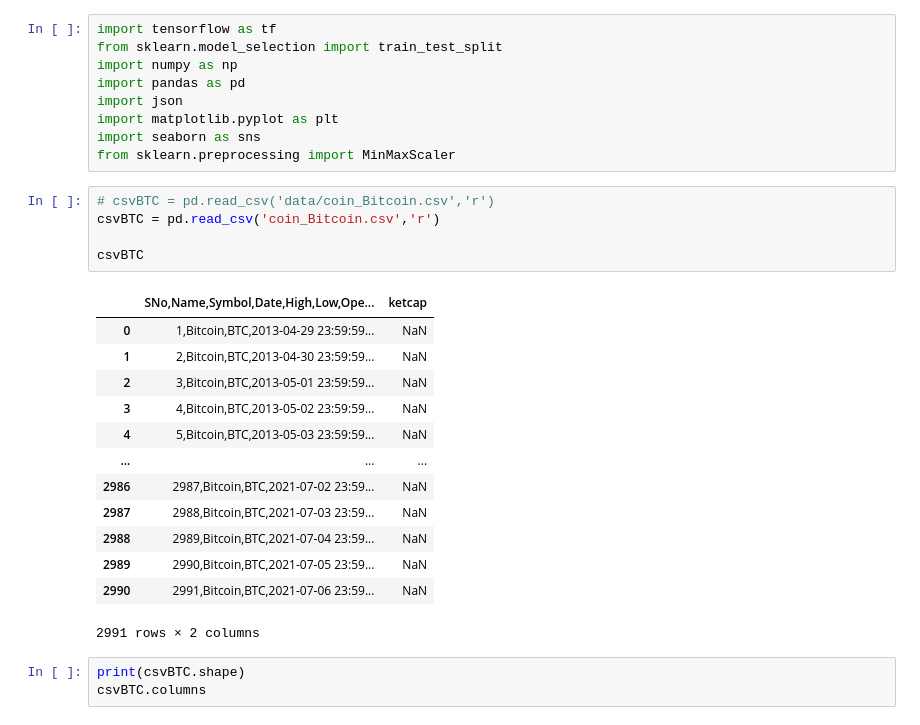
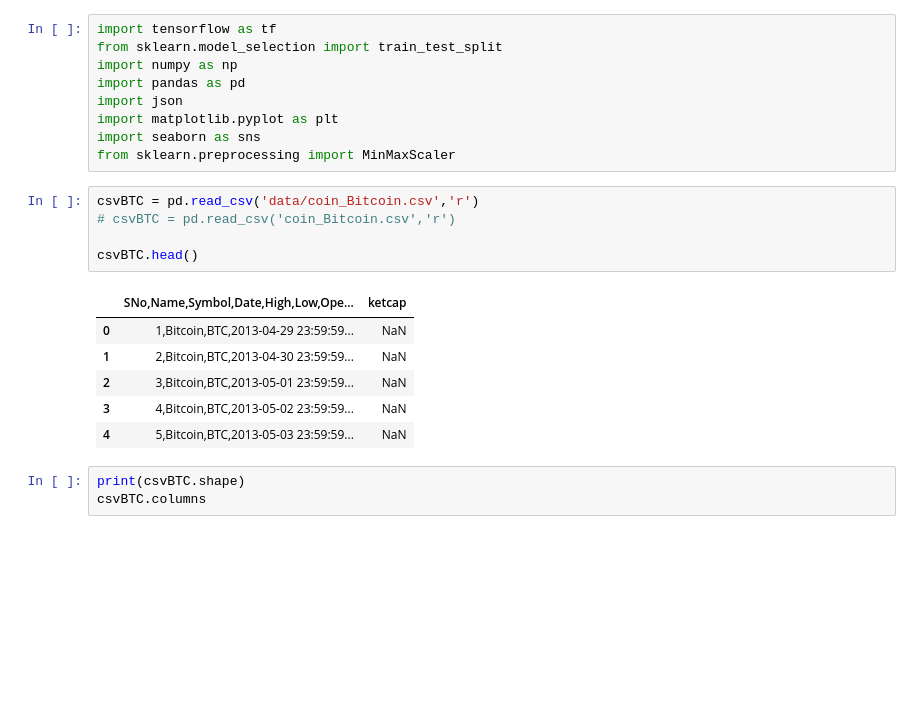
Before and after one commit to chjwon/CryptoAutoTradingSystem, a Jupyter notebook: Jupyter notebook/LSTM_model.ipynb, the cells around one changed output. Saved outputs shown, nothing was run; the diff lists cells and outputs as text; blank space fills up the shorter version.

```diff
--- a/Jupyter notebook/LSTM_model.ipynb
+++ b/Jupyter notebook/LSTM_model.ipynb
@@ -11,24 +11,17 @@ import matplotlib.pyplot as plt
 import seaborn as sns
 from sklearn.preprocessing import MinMaxScaler
 # %%
-# csvBTC = pd.read_csv('data/coin_Bitcoin.csv','r')
-csvBTC = pd.read_csv('coin_Bitcoin.csv','r')
+csvBTC = pd.read_csv('data/coin_Bitcoin.csv','r')
+# csvBTC = pd.read_csv('coin_Bitcoin.csv','r')
 
-csvBTC
+csvBTC.head()
 # %% [output]
 |  | SNo,Name,Symbol,Date,High,Low,Ope... | ketcap |
 | 0 | 1,Bitcoin,BTC,2013-04-29 23:59:59... | NaN |
 | 1 | 2,Bitcoin,BTC,2013-04-30 23:59:59... | NaN |
 | 2 | 3,Bitcoin,BTC,2013-05-01 23:59:59... | NaN |
 | 3 | 4,Bitcoin,BTC,2013-05-02 23:59:59... | NaN |
 | 4 | 5,Bitcoin,BTC,2013-05-03 23:59:59... | NaN |
-| ... | ... | ... |
-| 2986 | 2987,Bitcoin,BTC,2021-07-02 23:59... | NaN |
-| 2987 | 2988,Bitcoin,BTC,2021-07-03 23:59... | NaN |
-| 2988 | 2989,Bitcoin,BTC,2021-07-04 23:59... | NaN |
-| 2989 | 2990,Bitcoin,BTC,2021-07-05 23:59... | NaN |
-| 2990 | 2991,Bitcoin,BTC,2021-07-06 23:59... | NaN |
-2991 rows × 2 columns
 # %%
 print(csvBTC.shape)
 csvBTC.columns
```
Also changed, not shown: parts of 5 cells of this notebook.
